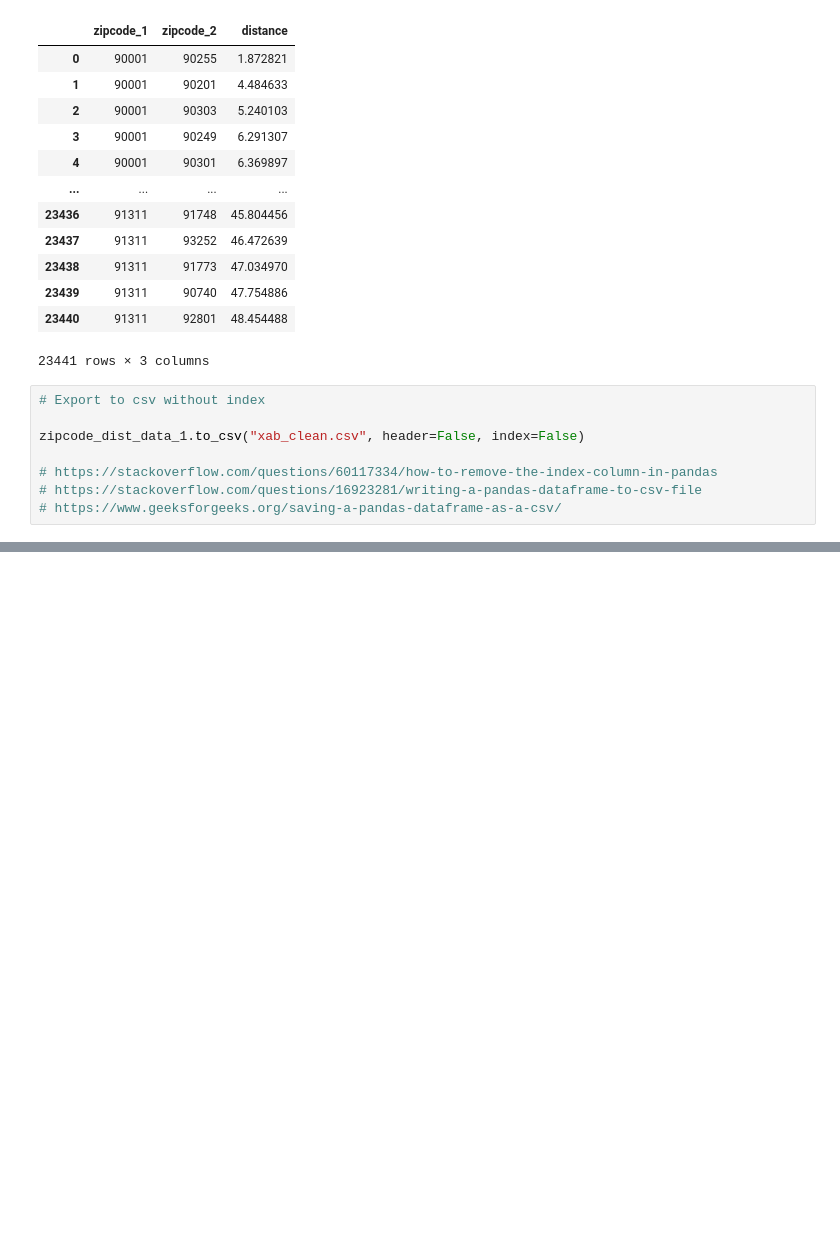
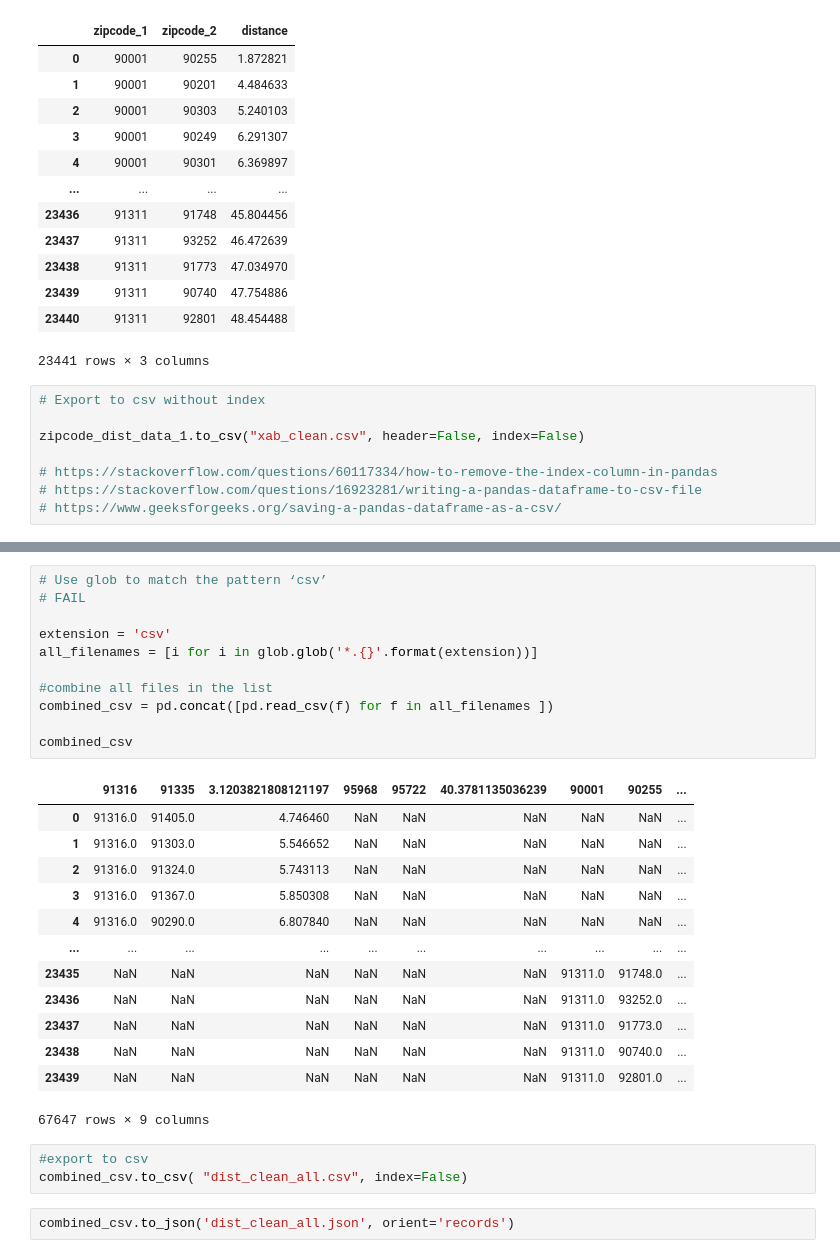
Before and after one commit to eunicode/clean-csv-distance-list, a Jupyter notebook: src/zipcode-distance-data.ipynb, the cells around one changed output, grey strips where cells are left out. Drawn from its saved outputs; the diff is of its cells as text; blank space fills up the shorter version.

Commit message:
Combine cleaned csv's and create JSON

```diff
--- a/src/zipcode-distance-data.ipynb
+++ b/src/zipcode-distance-data.ipynb
@@ -179,0 +286,30 @@ zipcode_dist_data_1.to_csv("xab_clean.csv", header=False, index=False)
+# %%
+# Use glob to match the pattern ‘csv’
+# FAIL
+
+extension = 'csv'
+all_filenames = [i for i in glob.glob('*.{}'.format(extension))]
+
+#combine all files in the list
+combined_csv = pd.concat([pd.read_csv(f) for f in all_filenames ])
+
+combined_csv
+# %% [output]
+|  | 91316 | 91335 | 3.1203821808121197 | 95968 | 95722 | 40.3781135036239 | 90001 | 90255 | ... |
+| 0 | 91316.0 | 91405.0 | 4.746460 | NaN | NaN | NaN | NaN | NaN | ... |
+| 1 | 91316.0 | 91303.0 | 5.546652 | NaN | NaN | NaN | NaN | NaN | ... |
+| 2 | 91316.0 | 91324.0 | 5.743113 | NaN | NaN | NaN | NaN | NaN | ... |
+| 3 | 91316.0 | 91367.0 | 5.850308 | NaN | NaN | NaN | NaN | NaN | ... |
+| 4 | 91316.0 | 90290.0 | 6.807840 | NaN | NaN | NaN | NaN | NaN | ... |
+| ... | ... | ... | ... | ... | ... | ... | ... | ... | ... |
+| 23435 | NaN | NaN | NaN | NaN | NaN | NaN | 91311.0 | 91748.0 | ... |
+| 23436 | NaN | NaN | NaN | NaN | NaN | NaN | 91311.0 | 93252.0 | ... |
+| 23437 | NaN | NaN | NaN | NaN | NaN | NaN | 91311.0 | 91773.0 | ... |
+| 23438 | NaN | NaN | NaN | NaN | NaN | NaN | 91311.0 | 90740.0 | ... |
+| 23439 | NaN | NaN | NaN | NaN | NaN | NaN | 91311.0 | 92801.0 | ... |
+67647 rows × 9 columns
+# %%
+#export to csv
+combined_csv.to_csv( "dist_clean_all.csv", index=False)
+# %%
+combined_csv.to_json('dist_clean_all.json', orient='records')
```
Also changed, not shown: parts of 28 cells of this notebook, 12 other files.
